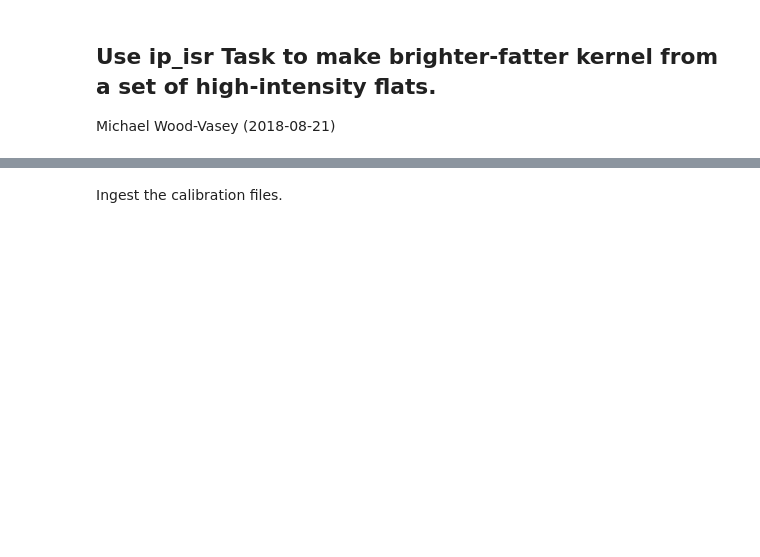
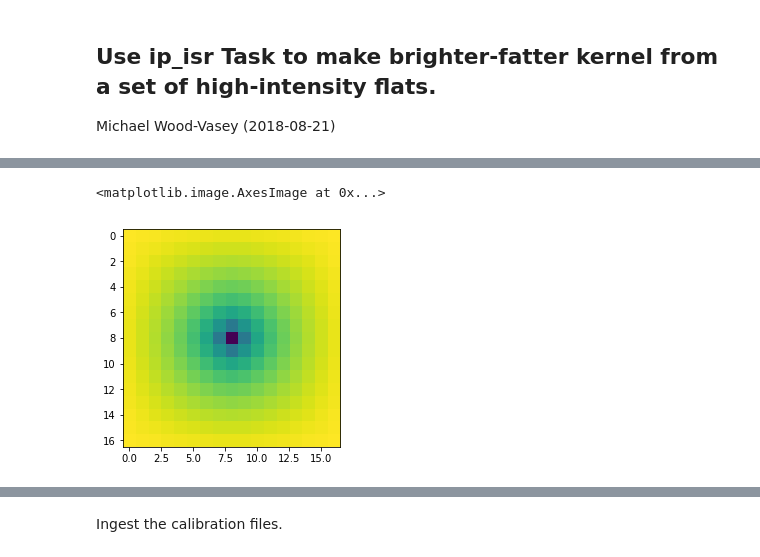
Before and after one commit to LSSTDESC/DC2-production, a Jupyter notebook: Notebooks/make_brighter_fatter_kernel.ipynb, the cells around one changed output, grey strips where cells are left out. Saved outputs shown, nothing was run; the diff lists cells and outputs as text; code cells hidden in the pictures; blank space fills up the shorter version.

Commit message:
Generates and visualizes a BF kernel for PhoSim R22, S11!
HUGE THANKS TO MERLIN!

```diff
--- a/Notebooks/make_brighter_fatter_kernel.ipynb
+++ b/Notebooks/make_brighter_fatter_kernel.ipynb
@@ -31,0 +129,3 @@ from lsst.pipe.tasks.ingest import IngestTask
+# %%
+test_butler = Butler('calib_repo/rerun/test')
+bf_kernel = test_butler.get('brighterFatterKernelNew', dataId={'raftName': 'R22', 'detectorName': 'S11', 'detector': 94})
@@ -31,0 +152,6 @@ from lsst.pipe.tasks.ingest import IngestTask
+# %%
+import matplotlib.pyplot as plt
+plt.imshow(bf_kernel[94])
+# %% [output]
+<matplotlib.image.AxesImage at 0x...>
+[figure, added]
```
Also changed, not shown: parts of 22 cells of this notebook.
